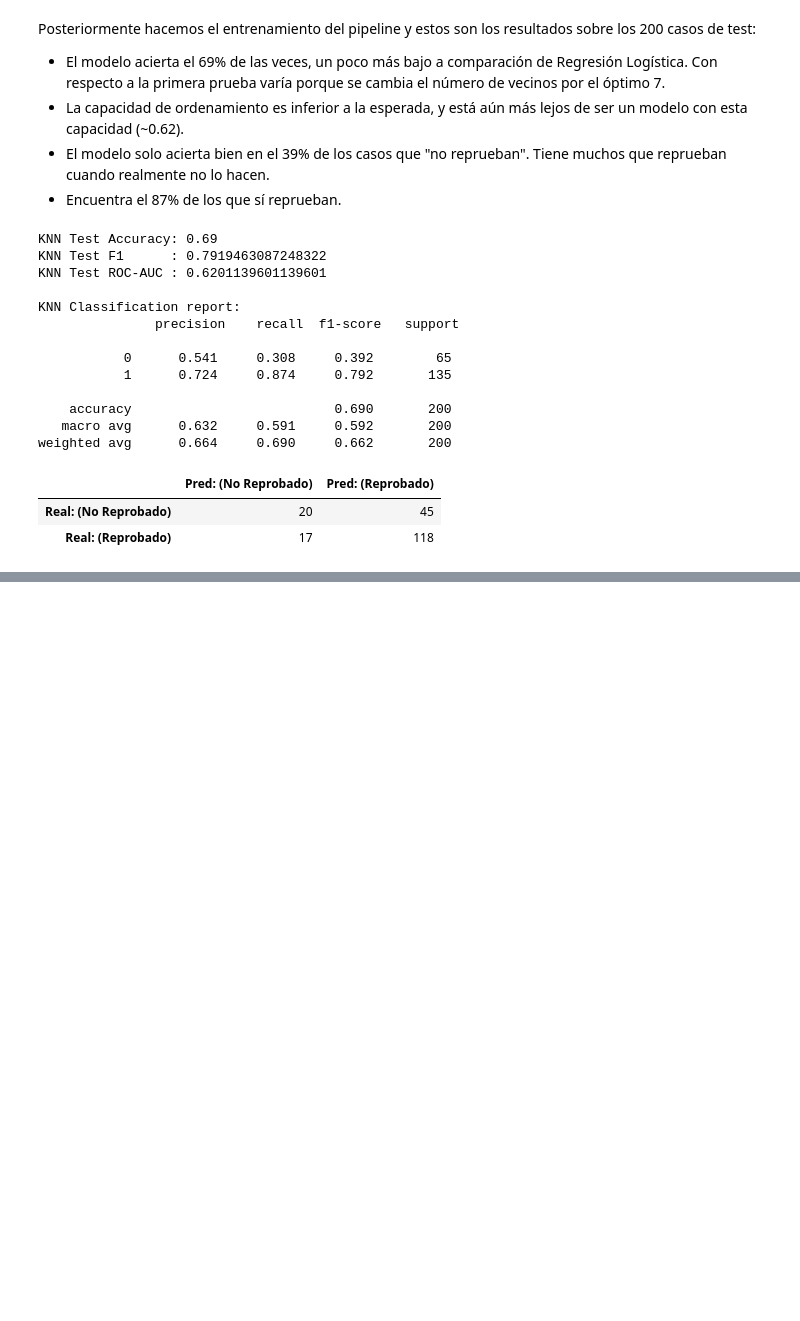
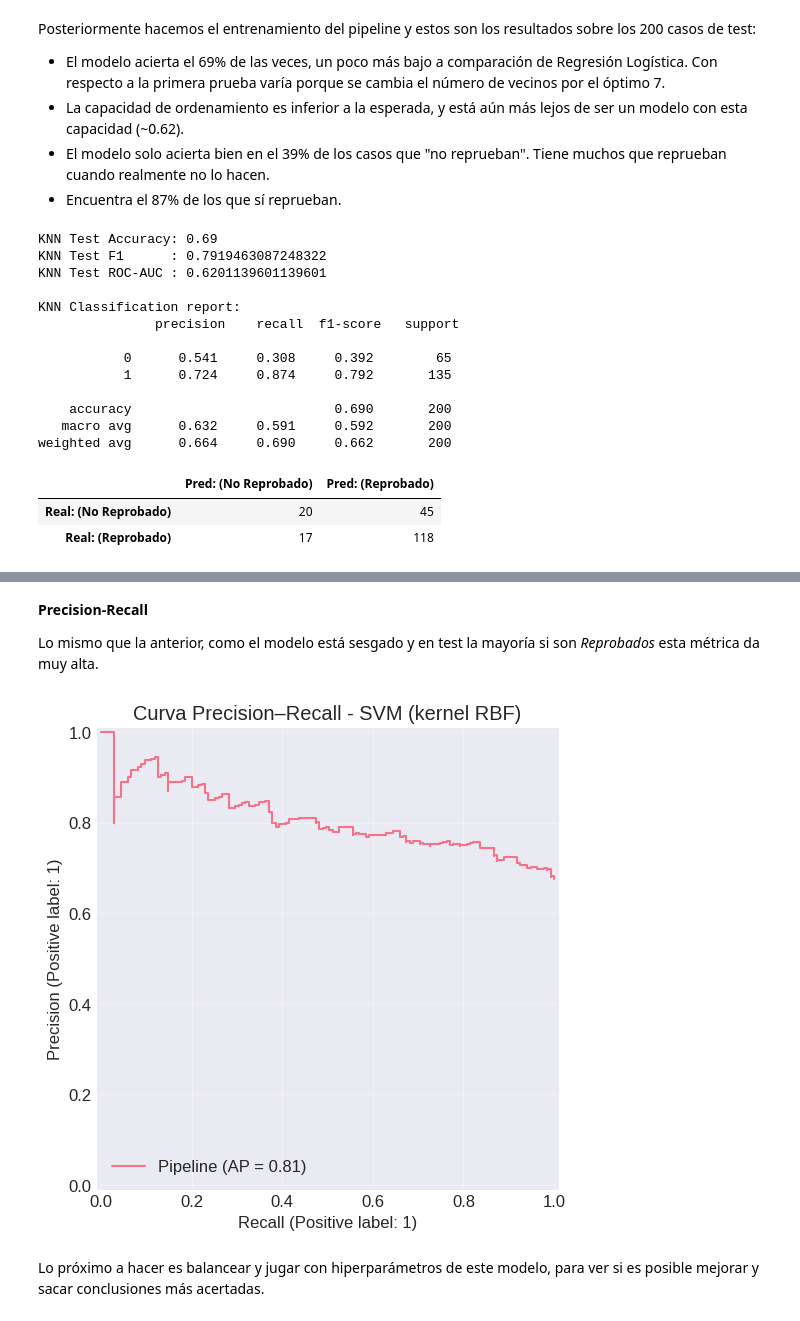
Before and after one commit to JoseCamargo10/machinelearning-project, a Jupyter notebook: Entrega 2/ProyectoML_Entrega2.ipynb, the cells around one changed output, grey strips where cells are left out. Saved outputs shown, nothing was run; the diff lists cells and outputs as text; code cells hidden in the pictures; blank space fills up the shorter version.

```diff
--- a/Entrega 2/ProyectoML_Entrega2.ipynb
+++ b/Entrega 2/ProyectoML_Entrega2.ipynb
@@ -1098,0 +1140,20 @@ plt.show()
+# %%
+param_grid = {
+    "model__C":    [0.1, 1, 3, 10],
+    "model__gamma":[0.01, 0.03, 0.1, 0.3, 1.0],
+    "model__kernel":["rbf"]
+}
+
+grid_svm = GridSearchCV(
+    estimator=pipe_svm,
+    param_grid=param_grid,
+    scoring="f1",
+    cv=cv,
+    n_jobs=-1
+)
+grid_svm.fit(X_svm, y_svm)
+
+print("Mejores hiperparámetros SVM:", grid_svm.best_params_)
+print("Mejor F1 (CV):", grid_svm.best_score_.round(3))
+
+best_svm = grid_svm.best_estimator_
@@ -1098,0 +1217,13 @@ plt.show()
+# %% [markdown]
+**Precision-Recall**
+
+Lo mismo que la anterior, como el modelo está sesgado y en test la mayoría si son *Reprobados* esta métrica da muy alta.
+# %%
+PrecisionRecallDisplay.from_estimator(best_svm, X_test, y_test)
+plt.title("Curva Precision–Recall - SVM (kernel RBF)")
+plt.grid(alpha=0.3)
+plt.show()
+# %% [output]
+[figure, added]
+# %% [markdown]
+Lo próximo a hacer es balancear y jugar con hiperparámetros de este modelo, para ver si es posible mejorar y sacar conclusiones más acertadas.
```
Also changed, not shown: parts of 14 cells of this notebook.
